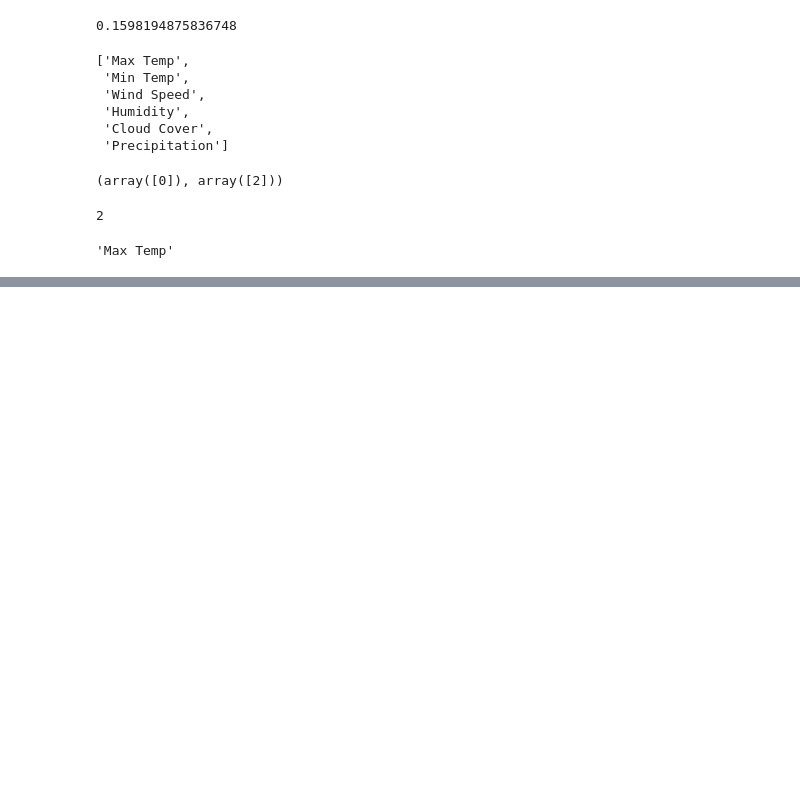
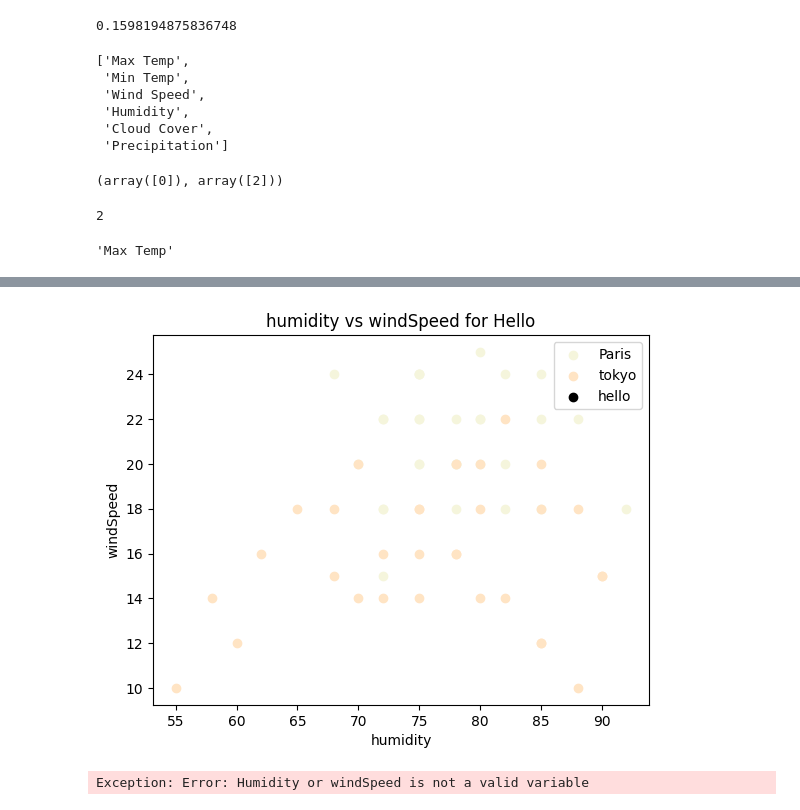
Before and after one commit to ArthurrMrv/WeatherAnalyst, a Jupyter notebook: final.ipynb, the cells around one changed output, grey strips where cells are left out. Saved outputs shown, nothing was run; the diff lists cells and outputs as text; code cells hidden in the pictures; blank space fills up the shorter version.

Commit message:
added scatter visualisation of variables

```diff
--- a/final.ipynb
+++ b/final.ipynb
@@ -346,0 +375,8 @@ corr_TK[1][np.max(np.where(corr_TK[0] == np.max(corr_TK[0][0][2:]))[0])]
+# %%
+a.compare_variables('humidity', 'windSpeed', 'Paris', 'tokyo', "hello")
+# %% [output]
+[figure, added]
+# %%
+a.compare_variables('humidity', 'windSpeed', 'Paris')
+# %% [output]
+Exception: Error: Humidity or windSpeed is not a valid variable
```
Also changed, not shown: parts of 17 cells of this notebook, 2 other files.
